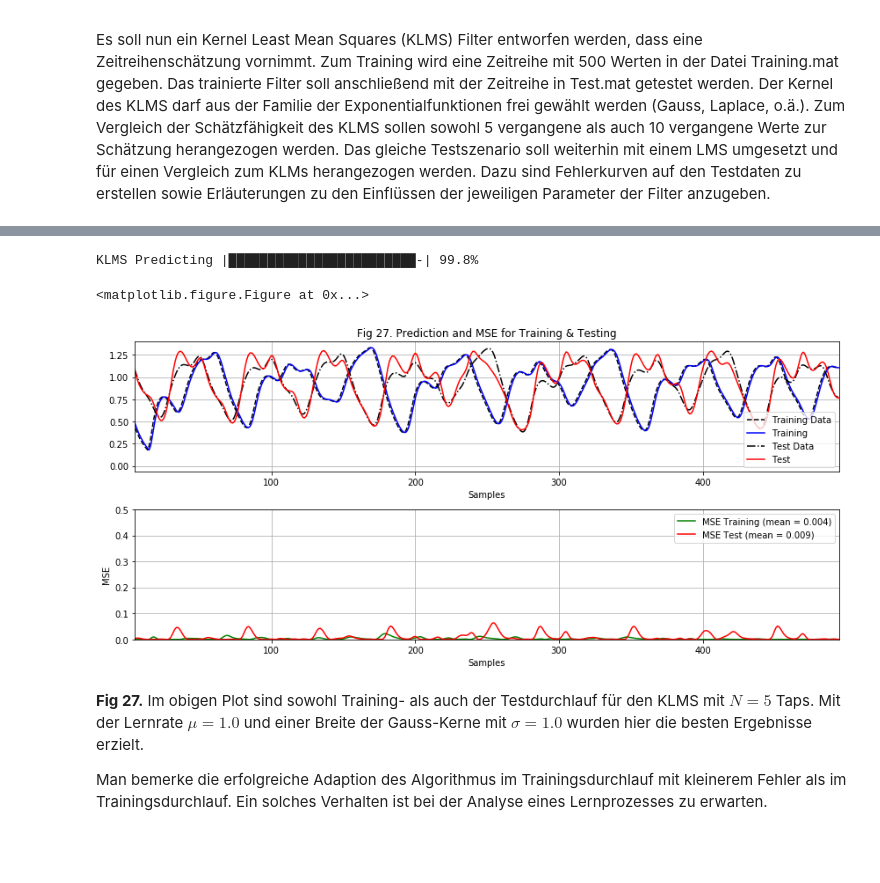
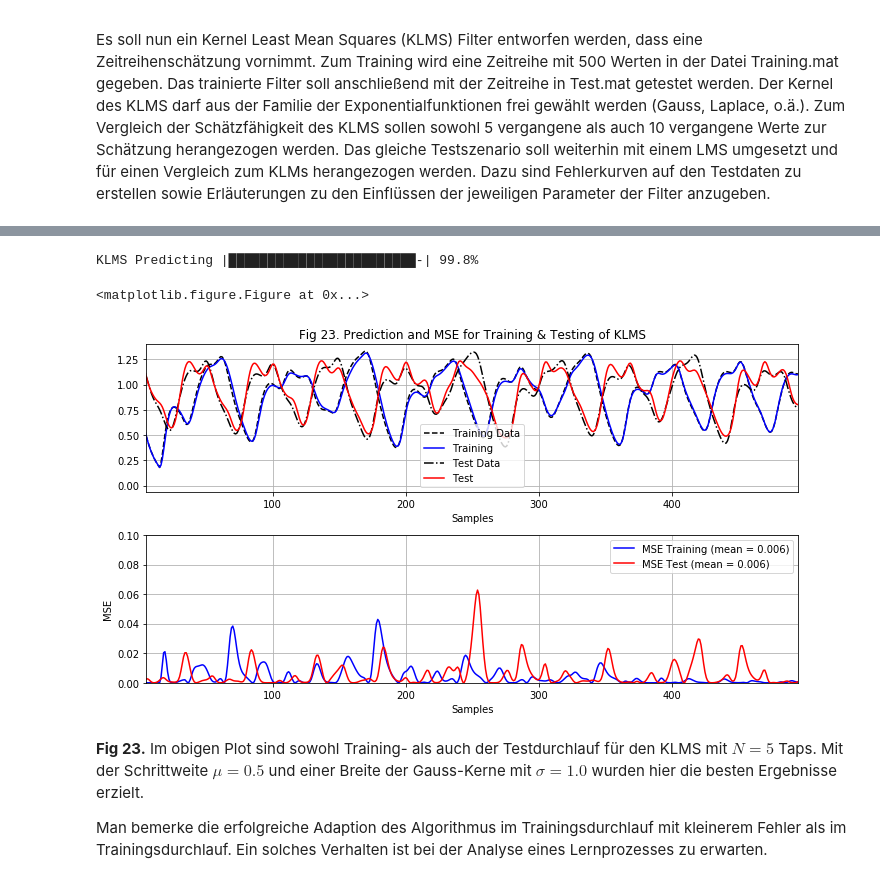
Before and after one commit to xhain/Systemidentifikation, a Jupyter notebook: python/Systemidentifikation.ipynb, the cells around one changed output, grey strips where cells are left out. Drawn from its saved outputs; the diff is of its cells as text; code cells hidden in the pictures; blank space fills up the shorter version.

```diff
--- a/python/Systemidentifikation.ipynb
+++ b/python/Systemidentifikation.ipynb
@@ -160,11 +160,4 @@ E, W, w, Yd = algo.lmsAlg(N, mu, HfirX, HfirDn, np.zeros(N))
 ts.errorPlot(E, W, 250, 'Fig 4. LMS Lernkurve für FIR-System, N = '\
              +str(N), style='lin', avgFrom=50)
 print('       with AWGNS variance = '+str(var)+', SNR = '+str(SNRdB)+' dB')
-
-N, mu, var = 5, 0.001, 10
-HfirDn, SNRdB = ts.addNoise(HfirD, var)
-E, W, w, Yd = algo.lmsAlg(N, mu, HfirX, HfirDn, np.zeros(N))
-ts.errorPlot(E, W, plotLen, 'Fig 5. LMS Lernkurve für FIR-System, N = '\
-             +str(N), style='log', avgFrom=3000)
-print('       with AWGNS variance = '+str(var)+', SNR = '+str(SNRdB)+' dB')
 # %% [output]
@@ -525,21 +539,19 @@ print('       with AWGNS variance = '+str(var)+', SNR = '+str(SNRdB)+' dB')
 # %%
-# Length of displayed plot
-plotLen = 10000
 plotStyle = 'lin'
 
-# LMS, N = 1
-N, mu, var = 1, 0.01, 0.01
-HiirDcn, SNRdB = ts.addNoise(HiirDc, var)
-E, W, w, Yd = algo.lmsAlg(N, mu, HiirXc, HiirDcn, np.zeros(N))
+# LMS, N = 2
+N, mu, var = 2, 0.01, 0.1
+HfirDcn, SNRdB = ts.addNoise(HfirDc, var)
+E, W, w, Yd = algo.lmsAlg(N, mu, HfirXc, HfirDcn, np.zeros(N))
 ts.errorPlot(E, W, plotLen, 'Fig 21. LMS Lernkurve für IIR-Systemwechsel, N = '\
-             +str(N), style='log',avgFrom=5000, avgTo=5000)
+             +str(N), style=plotStyle, avgFrom=5000, avgTo=5000)
 print('       with AWGNS variance = '+str(var)+', SNR = '+str(SNRdB)+' dB')
 
-# RLS, N = 1
-N, var, forget = 1, 0.01, 0.01
-HiirDcn, SNRdB = ts.addNoise(HiirDc, var)
-E, W, w, Yd = algo.rlsAlg(N, HiirXc, HiirDcn, np.zeros(N), memleak=forget)
+# RLS, N = 2
+N, var, forget = 2, 0.1, 0.02
+HfirDcn, SNRdB = ts.addNoise(HfirDc, var)
+E, W, w, Yd = algo.rlsAlg(N, HfirXc, HfirDcn, np.zeros(N), memleak=forget)
 ts.errorPlot(E, W, plotLen, 'Fig 22. RLS Lernkurve für IIR-Systemwechsel, N = '\
-             +str(N), style='log',avgFrom=5000, avgTo=5000)
+             +str(N), style=plotStyle, avgFrom=5000, avgTo=5000)
 print('       with AWGNS variance = '+str(var)+', SNR = '+str(SNRdB)+' dB')
 # %% [output]
@@ -662,8 +613,9 @@ import algorithms as algo
 import tools as ts
 # %%
 N = 5
+var = 0.001
 
-# # # # # PLOT # # # # # #
+# KLMS Test Tool
 # test / train data segment
 start = 0
 length = 500
@@ -674,51 +626,51 @@ testdata = x_test[:,start:end]
 
 # # # # # PLOT # # # # # #
 plt.clf()
-fig = plt.figure(figsize=(12, 6))
+fig = plt.figure(figsize=(10, 6))
 
 # Data vs Prediction
 plt.subplot(211)
 
 # Training
-Kern = algo.klms(N, 'gauss', mu=1.0, sigma=1.0) # sig = 0.5 for N = 5
+Kern = algo.klms(N, 'gauss', mu=0.6, sigma=1.0) # sig = 0.5 for N = 5
 algo.Klearn(Kern, N, traindata)
 E = Kern.errors # save error of training
-plt.plot(traindata.T[N:],'k--',label='Training Data')
+plt.plot(traindata.T[N-1:],'k--',label='Training Data')
 plt.plot(Kern.prediction,'b',label='Training')
 
 # Testing
 algo.Kpredict(Kern, N, testdata)
 plt.plot(testdata.T[N:],'k-.',label='Test Data')
 plt.plot(Kern.prediction,'r',label='Test')
 plt.xlim([N,length-N])
 plt.xlabel('Samples')
 plt.grid(True)
 plt.legend()
-plt.title('Fig 27. Prediction and MSE for Training & Testing')
+plt.title('Fig 23. Prediction and MSE for Training & Testing of KLMS')
 
 # MSE
 trainMean = np.around(np.mean(E), decimals=3)
 testMean = np.around(np.mean(Kern.errors), decimals=3)
 
 plt.subplot(212)
-plt.plot(E,'g',label='MSE Training (mean = '+str(trainMean)+')')
+plt.plot(E,'b',label='MSE Training (mean = '+str(trainMean)+')')
 plt.plot(Kern.errors,'r',label='MSE Test (mean = '+str(testMean)+')')
-plt.ylim([0, 0.5])
+plt.ylim([0, 0.1])
 plt.xlim([N,length-N])
 plt.xlabel('Samples')
 plt.ylabel('MSE')
 plt.grid(True)
 plt.legend()
 
 fig.tight_layout()
 fig.subplots_adjust(top=0.88)
 plt.show()
 # %% [output]
 KLMS Predicting |████████████████████████-| 99.8%
 <matplotlib.figure.Figure at 0x...>
-[figure, old version]
+[figure, new version]
 # %% [markdown]
-**Fig 27.** Im obigen Plot sind sowohl Training- als auch der Testdurchlauf für den KLMS mit $N = 5$ Taps. Mit der Lernrate $\mu = 1.0$ und einer Breite der Gauss-Kerne mit $\sigma = 1.0$ wurden hier die besten Ergebnisse erzielt.
+**Fig 23.** Im obigen Plot sind sowohl Training- als auch der Testdurchlauf für den KLMS mit $N = 5$ Taps. Mit der Schrittweite $\mu = 0.5$ und einer Breite der Gauss-Kerne mit $\sigma = 1.0$ wurden hier die besten Ergebnisse erzielt.
 
 Man bemerke die erfolgreiche Adaption des Algorithmus im Trainingsdurchlauf mit kleinerem Fehler als im Trainingsdurchlauf. Ein solches Verhalten ist bei der Analyse eines Lernprozesses zu erwarten.
 # %%
```
Also changed, not shown: parts of 48 cells of this notebook, 3 other files.
